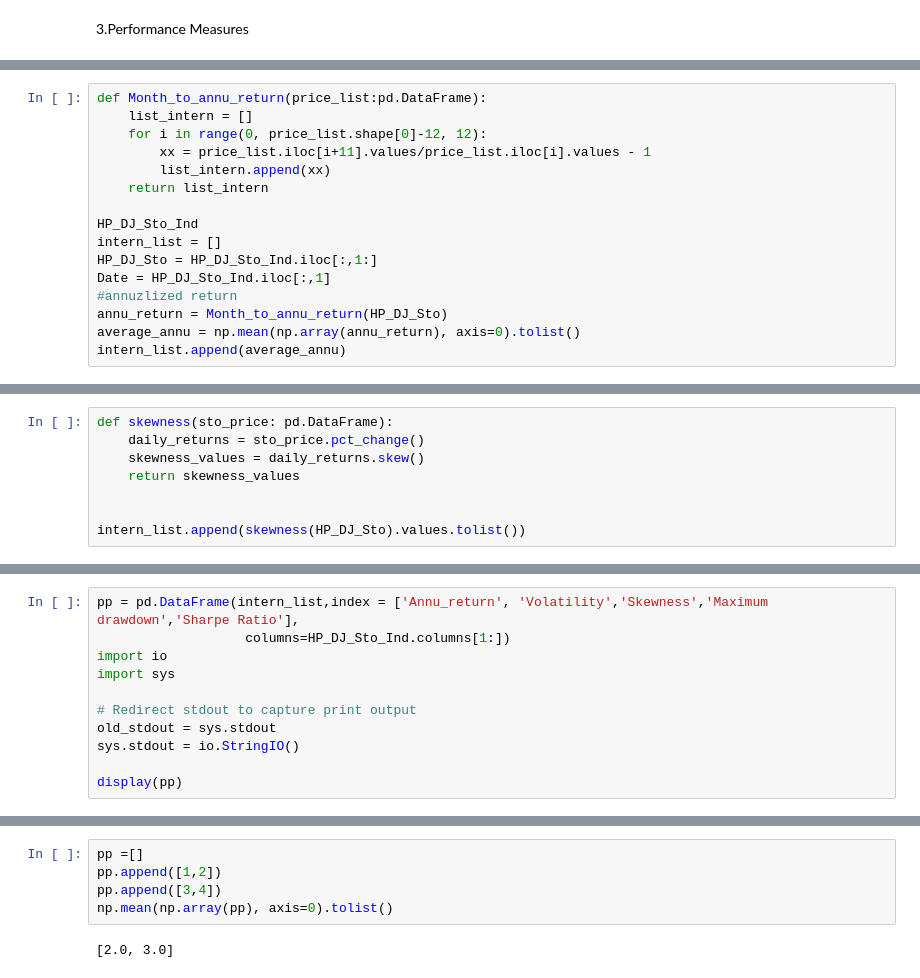
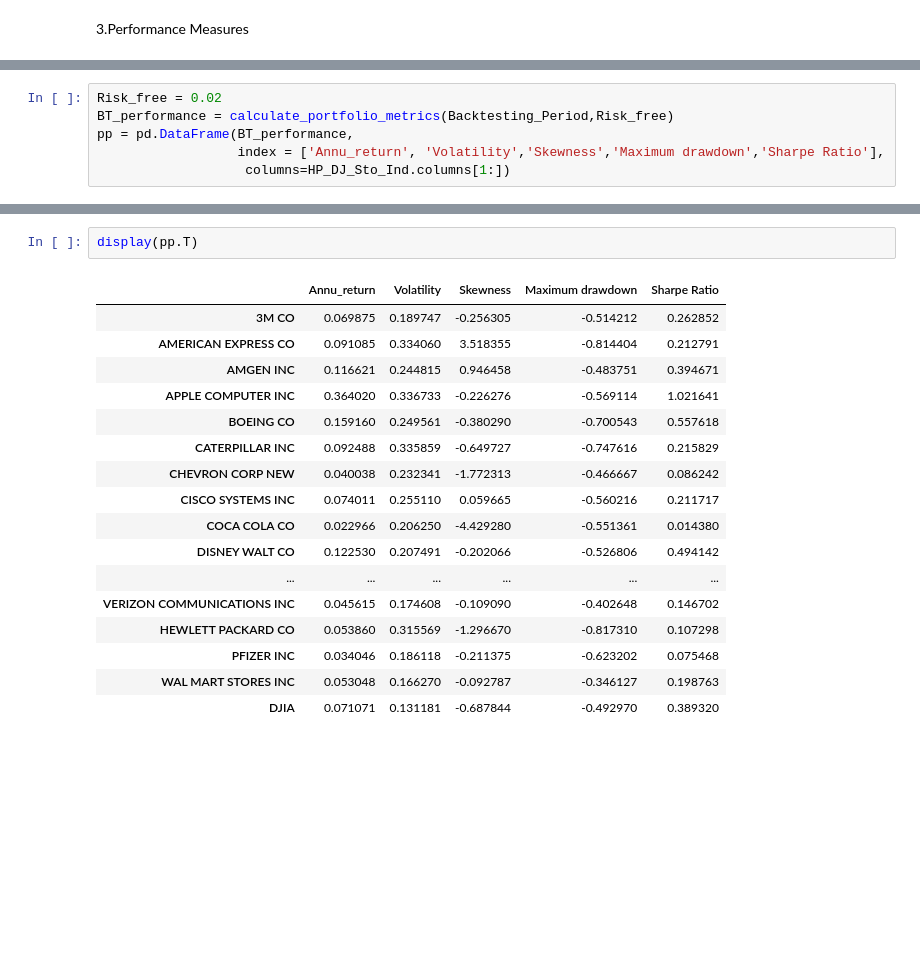
Before and after one commit to Jialin-Eddie/Portfolio_Managment, a Jupyter notebook: src/portfolioConstruction/Portfolio_Construct.ipynb, the cells around one changed output, grey strips where cells are left out. Drawn from its saved outputs; the diff is of its cells as text; blank space fills up the shorter version.

```diff
--- a/src/portfolioConstruction/Portfolio_Construct.ipynb
+++ b/src/portfolioConstruction/Portfolio_Construct.ipynb
@@ -184,16 +181,0 @@ HP_DJ_Sto_Ind.columns =  ['Date'] +  HP_DJ_Sto_Ind.columns[1:].tolist()
-# %%
-def Month_to_annu_return(price_list:pd.DataFrame):
-    list_intern = []
-    for i in range(0, price_list.shape[0]-12, 12):
-        xx = price_list.iloc[i+11].values/price_list.iloc[i].values - 1
-        list_intern.append(xx)
-    return list_intern
-
-HP_DJ_Sto_Ind
-intern_list = []
-HP_DJ_Sto = HP_DJ_Sto_Ind.iloc[:,1:]
-Date = HP_DJ_Sto_Ind.iloc[:,1]
-#annuzlized return
-annu_return = Month_to_annu_return(HP_DJ_Sto)
-average_annu = np.mean(np.array(annu_return), axis=0).tolist()
-intern_list.append(average_annu)
@@ -221,8 +181,0 @@ intern_list.append(volatility(HP_DJ_Sto).values.tolist())
-# %%
-def skewness(sto_price: pd.DataFrame):
-    daily_returns = sto_price.pct_change()
-    skewness_values = daily_returns.skew()
-    return skewness_values
-
-
-intern_list.append(skewness(HP_DJ_Sto).values.tolist())
@@ -283,11 +301,6 @@ intern_list.append(sharpe_ratio(HP_DJ_Sto,RF).values.tolist())
 # %%
-pp = pd.DataFrame(intern_list,index = ['Annu_return', 'Volatility','Skewness','Maximum drawdown','Sharpe Ratio'],
+Risk_free = 0.02
+BT_performance = calculate_portfolio_metrics(Backtesting_Period,Risk_free)
+pp = pd.DataFrame(BT_performance,
+                  index = ['Annu_return', 'Volatility','Skewness','Maximum drawdown','Sharpe Ratio'],
                    columns=HP_DJ_Sto_Ind.columns[1:])
-import io
-import sys
-
-# Redirect stdout to capture print output
-old_stdout = sys.stdout
-sys.stdout = io.StringIO()
-
-display(pp)
@@ -302,7 +307,20 @@ display(pp)
-# %%
-pp =[]
-pp.append([1,2])
-pp.append([3,4])
-np.mean(np.array(pp), axis=0).tolist()
-# %% [output]
-[2.0, 3.0]
+# %%
+display(pp.T)
+# %% [output]
+|  | Annu_return | Volatility | Skewness | Maximum drawdown | Sharpe Ratio |
+| 3M CO | 0.069875 | 0.189747 | -0.256305 | -0.514212 | 0.262852 |
+| AMERICAN EXPRESS CO | 0.091085 | 0.334060 | 3.518355 | -0.814404 | 0.212791 |
+| AMGEN INC | 0.116621 | 0.244815 | 0.946458 | -0.483751 | 0.394671 |
+| APPLE COMPUTER INC | 0.364020 | 0.336733 | -0.226276 | -0.569114 | 1.021641 |
+| BOEING CO | 0.159160 | 0.249561 | -0.380290 | -0.700543 | 0.557618 |
+| CATERPILLAR INC | 0.092488 | 0.335859 | -0.649727 | -0.747616 | 0.215829 |
+| CHEVRON CORP NEW | 0.040038 | 0.232341 | -1.772313 | -0.466667 | 0.086242 |
+| CISCO SYSTEMS INC | 0.074011 | 0.255110 | 0.059665 | -0.560216 | 0.211717 |
+| COCA COLA CO | 0.022966 | 0.206250 | -4.429280 | -0.551361 | 0.014380 |
+| DISNEY WALT CO | 0.122530 | 0.207491 | -0.202066 | -0.526806 | 0.494142 |
+| ... | ... | ... | ... | ... | ... |
+| VERIZON COMMUNICATIONS INC | 0.045615 | 0.174608 | -0.109090 | -0.402648 | 0.146702 |
+| HEWLETT PACKARD CO | 0.053860 | 0.315569 | -1.296670 | -0.817310 | 0.107298 |
+| PFIZER INC | 0.034046 | 0.186118 | -0.211375 | -0.623202 | 0.075468 |
+| WAL MART STORES INC | 0.053048 | 0.166270 | -0.092787 | -0.346127 | 0.198763 |
+| DJIA | 0.071071 | 0.131181 | -0.687844 | -0.492970 | 0.389320 |
```
Also changed, not shown: parts of 12 cells of this notebook, 13 other files.
